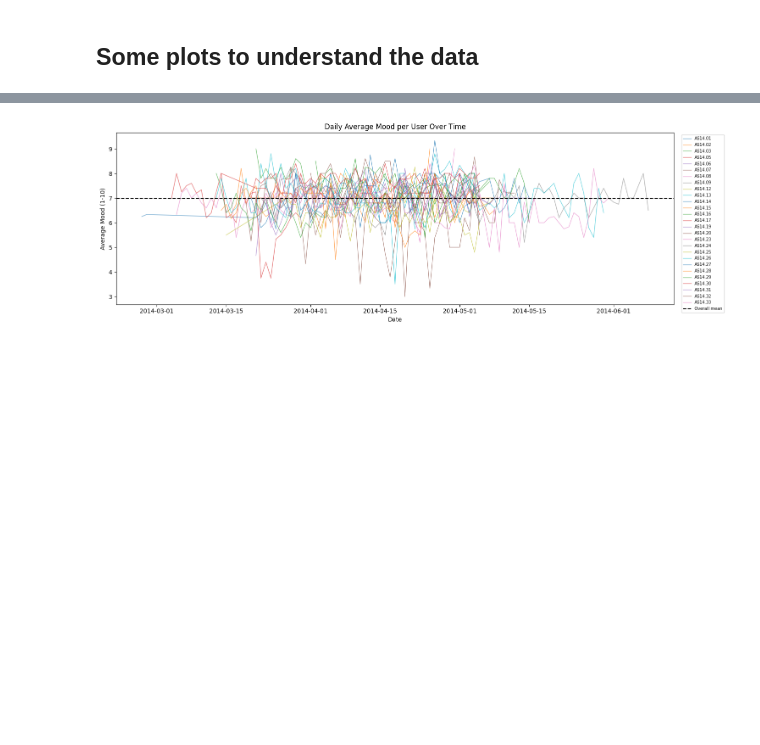
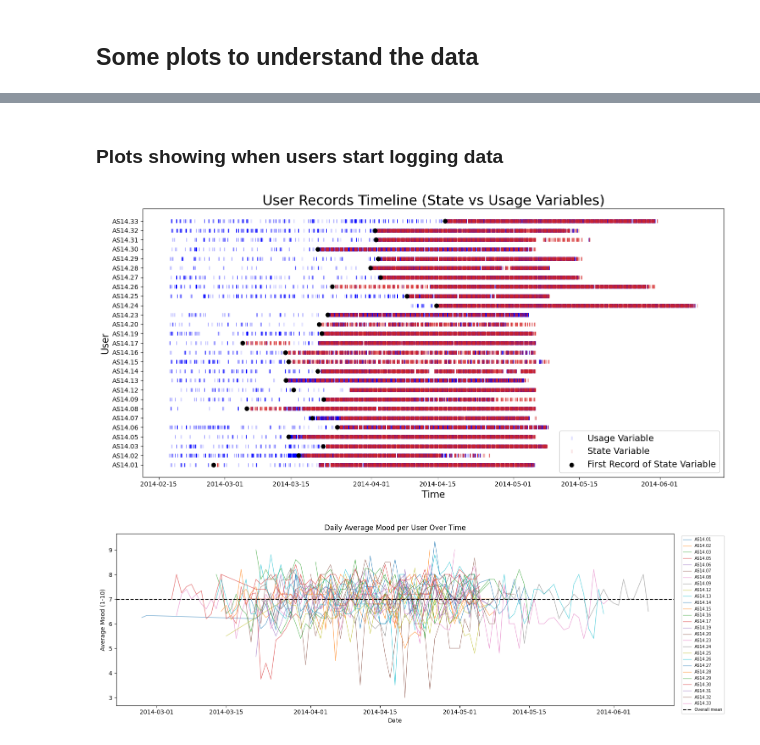
Before and after one commit to rozaneuroza/DataMiningProject, a Jupyter notebook: EDA.ipynb, the cells around one changed output, grey strips where cells are left out. Cells and saved outputs as stored; diff of their text form; code cells hidden in the pictures; blank space fills up the shorter version.

```diff
--- a/EDA.ipynb
+++ b/EDA.ipynb
@@ -124,3 +165,66 @@ plt.show()
+# %% [markdown]
+### Plots showing when users start logging data
+# %%
+import pandas as pd
+import matplotlib.pyplot as plt
+
+STATE_VARS = ["mood","activity","circumplex.arousal","circumplex.valence"]
+
+df["time"] = pd.to_datetime(df["time"])
+
+# first state timestamp per user
+first_state = (
+    df[df["variable"].isin(STATE_VARS)]
+    .dropna(subset=["value"])
+    .groupby("id")["time"]
+    .min()
+)
+
+plt.figure(figsize=(14,7))
+
+ids = sorted(df["id"].unique())
+y = {uid:i for i,uid in enumerate(ids)}
+
+for uid, g in df.groupby("id"):
+    g = g.sort_values("time")
+
+    # non-state ticks
+    g_non = g[~g["variable"].isin(STATE_VARS)]
+    plt.plot(
+        g_non["time"],
+        [y[uid]]*len(g_non),
+        "|",
+        color="blue",
+        alpha=0.4,
+        markersize=6
+    )
+
+    # state ticks
+    g_state = g[g["variable"].isin(STATE_VARS)]
+    plt.plot(
+        g_state["time"],
+        [y[uid]]*len(g_state),
+        "|",
+        color="tab:red",
+        alpha=0.4,
+        markersize=6
+    )
+
+    # first state marker (optional, keep/remove as you like)
+    if uid in first_state:
+        plt.scatter(first_state[uid], y[uid],
+                    color="black", s=40, zorder=3)
+
+plt.yticks(list(y.values()), list(y.keys()))
+plt.title("User Records Timeline (State vs Usage Variables)", fontsize=22)
+plt.xlabel("Time", fontsize=15)
+plt.ylabel("User", fontsize=15)
+plt.legend(["Usage Variable", "State Variable", "First Record of State Variable"], loc="lower right", fontsize=14)
+
+plt.tight_layout()
+plt.show()
+# %% [output]
+[figure, added]
 # %%
 # Mood over time per user
 mood_df = df[df['variable'] == 'mood'].copy()
```
Also changed, not shown: parts of 11 cells of this notebook, 1 other file.
